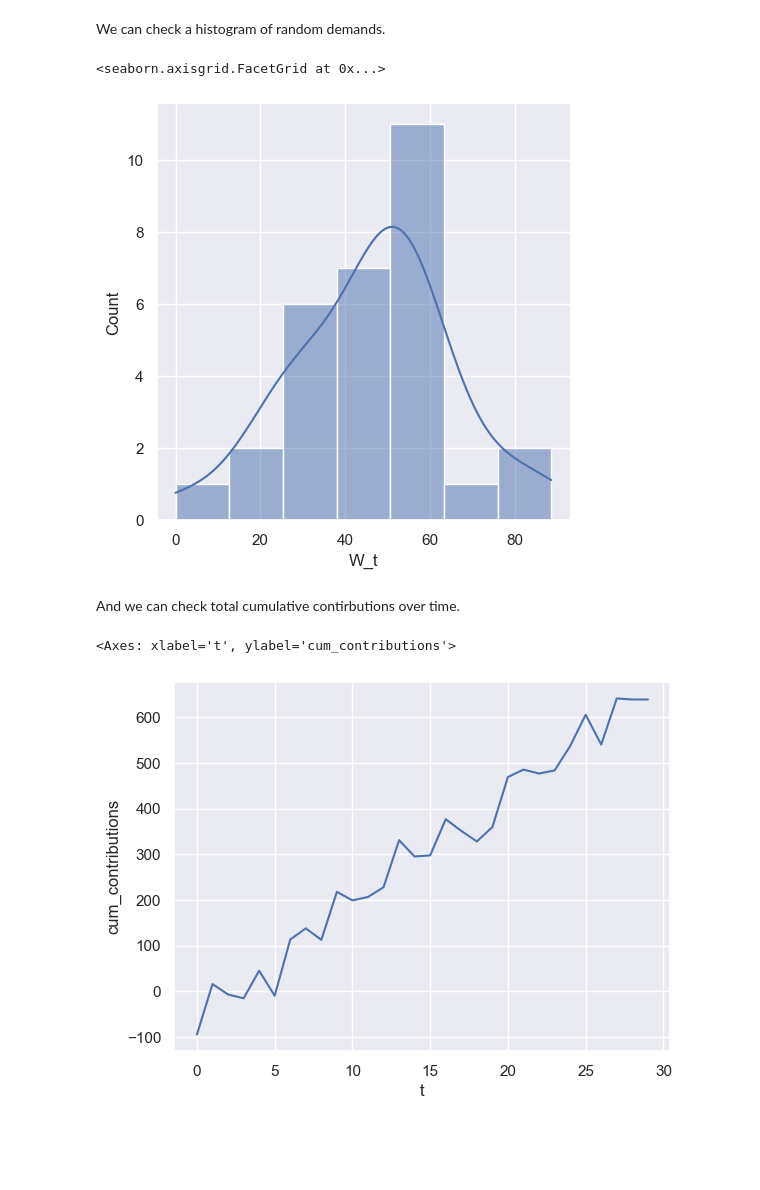
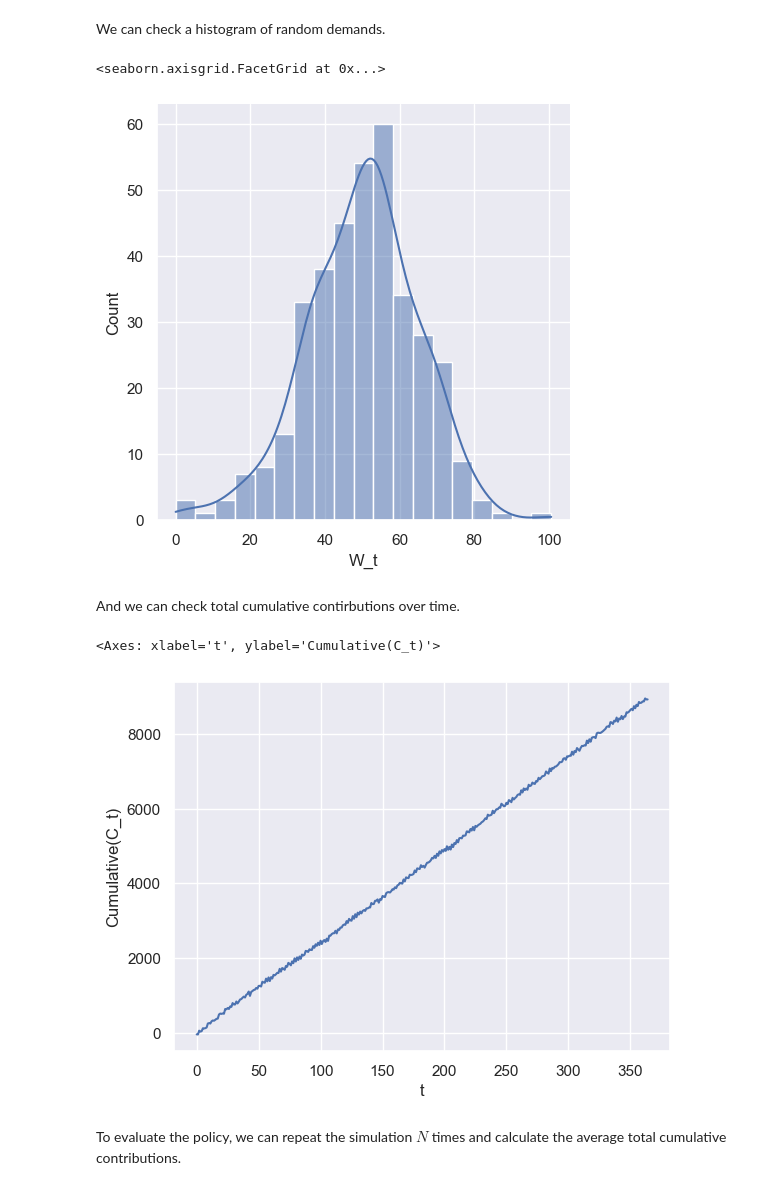
Before and after one commit to FA-Lichtenstein/OR-Notebooks, a Jupyter notebook: Powell-SDA/Chapter 1 Modeling SDPs.ipynb, the cells around one changed output. Drawn from its saved outputs; the diff is of its cells as text; code cells hidden in the pictures; blank space fills up the shorter version.

Commit message:
Add policy evaluation

```diff
--- a/Powell-SDA/Chapter 1 Modeling SDPs.ipynb
+++ b/Powell-SDA/Chapter 1 Modeling SDPs.ipynb
@@ -268,6 +268,7 @@ def sim(p,c,Dhat,sigmahatD,S_0,num_days,theta):
         S_[t+1] = SM(S_[t],x_[t],W_[t+1])
 
     df = pd.DataFrame({'t':T_, 'S_t':S_, 'x_t':x_, 'W_t':W_, 'C_t':C_})
+    df['Cumulative(C_t)'] = df['C_t'].cumsum()
 
     return df
 # %% [markdown]
@@ -278,10 +279,9 @@ c = np.float32(1.5)
 Dhat = np.float32(50)
 sigmahatD = np.float32(15)
 S_0 = np.float32(0)
-num_days = np.int64(30)
+num_days = np.int64(365)
 theta = {
     'theta_min': np.float32(50),
     'theta_max': np.float32(100)
 }
 results = sim(p,c,Dhat,sigmahatD,S_0,num_days,theta)
-results.head()
@@ -298,12 +309,13 @@ We can check a histogram of random demands.
 sns.displot(data=results, x="W_t", kde=True)
 # %% [output]
 <seaborn.axisgrid.FacetGrid at 0x...>
-[figure, old version]
+[figure, new version]
 # %% [markdown]
 And we can check total cumulative contirbutions over time.
 # %%
-cumsum = pd.DataFrame({'t':results['t'], 'cum_contributions': results['C_t'].cumsum()})
-sns.lineplot(data=cumsum, x="t", y='cum_contributions')
+sns.lineplot(data=results, x="t", y='Cumulative(C_t)')
 # %% [output]
-<Axes: xlabel='t', ylabel='cum_contributions'>
+<Axes: xlabel='t', ylabel='Cumulative(C_t)'>
-[figure, old version]
+[figure, new version]
+# %% [markdown]
+To evaluate the policy, we can repeat the simulation $N$ times and calculate the average total cumulative contributions.
```
Also changed, not shown: parts of 18 cells of this notebook.
